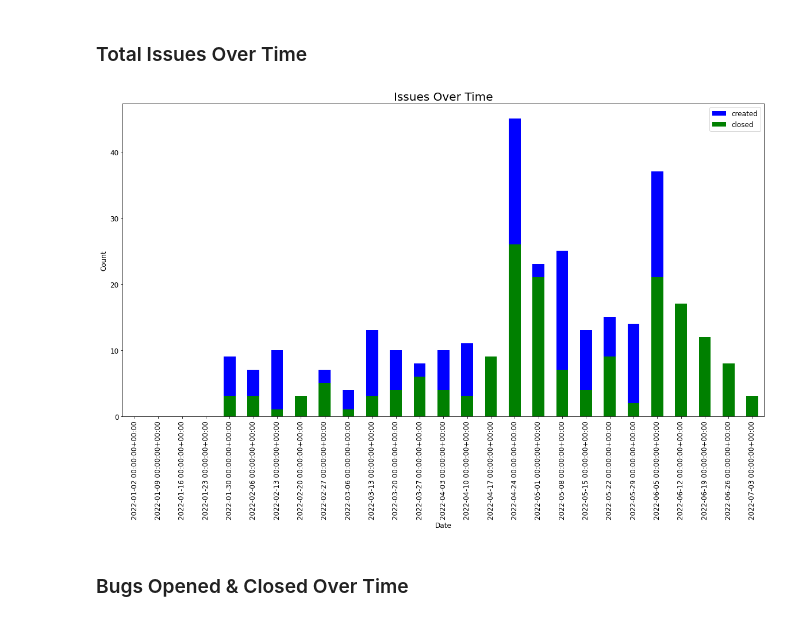
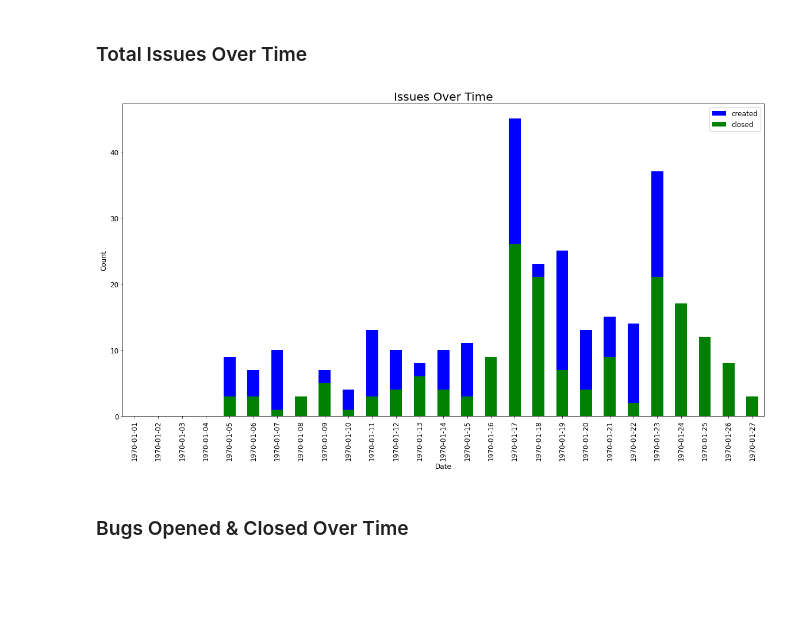
Before and after one commit to thebrianbug/dev-flow-dashboard, a Jupyter notebook: Flow_Dashboard.ipynb, the cells around one changed output. Cells and saved outputs as stored; diff of their text form; code cells hidden in the pictures; blank space fills up the shorter version.

Commit message:
Format dates

```diff
--- a/Flow_Dashboard.ipynb
+++ b/Flow_Dashboard.ipynb
@@ -141,37 +142,40 @@ plot_line(weekly_prs_pivot_year, 'PRs Closed Over Time - Current Year', 'Closed
 # %%
 # Count CLOSED items per week
 weekly_closed_issues = issues.set_index('closedAt').groupby(
     pd.Grouper(freq='W', label='left'))['state'].count().reset_index(name='closed')
 
 weekly_closed_issues.rename(columns={'closedAt': 'date'}, inplace=True)
 
 weekly_created_issues = issues.set_index('createdAt').groupby(
     pd.Grouper(freq='W', label='left'))['state'].count().reset_index(name='created')
 
 weekly_created_issues.rename(columns={'createdAt': 'date'}, inplace=True)
 
 weekly_issues = weekly_closed_issues.merge(
     weekly_created_issues, how='outer', on='date').set_index('date').sort_index()
 
 # Replace NaN
 weekly_issues = weekly_issues.fillna(0)
 
 # Filter to current year
 weekly_issues = weekly_issues[weekly_issues.index.year == date.today().year]
 
 plt.figure(figsize=(20, 10), facecolor='white')
 plt.title('Issues Over Time', fontsize=20)
 
-weekly_issues['created'].plot(
-    kind='bar', stacked=True, color='blue', legend=True)
-weekly_issues['closed'].plot(
-    kind='bar', stacked=True, color='green', legend=True)
+date_form = DateFormatter("%Y-%m-%d")
+
+ax = weekly_issues['created'].plot(
+    kind='bar', stacked=True, color='blue', legend=True).xaxis.set_major_formatter(date_form)
+ax = weekly_issues['closed'].plot(
+    kind='bar', stacked=True, color='green', legend=True).xaxis.set_major_formatter(date_form)
+
 
 plt.xlabel('Date')
 plt.ylabel('Count')
 plt.show()
 # %% [output]
-[figure, old version]
+[figure, new version]
 # %% [markdown]
 ### Bugs Opened & Closed Over Time
 # %% [markdown]
```
Also changed, not shown: parts of 1 cell of this notebook.
